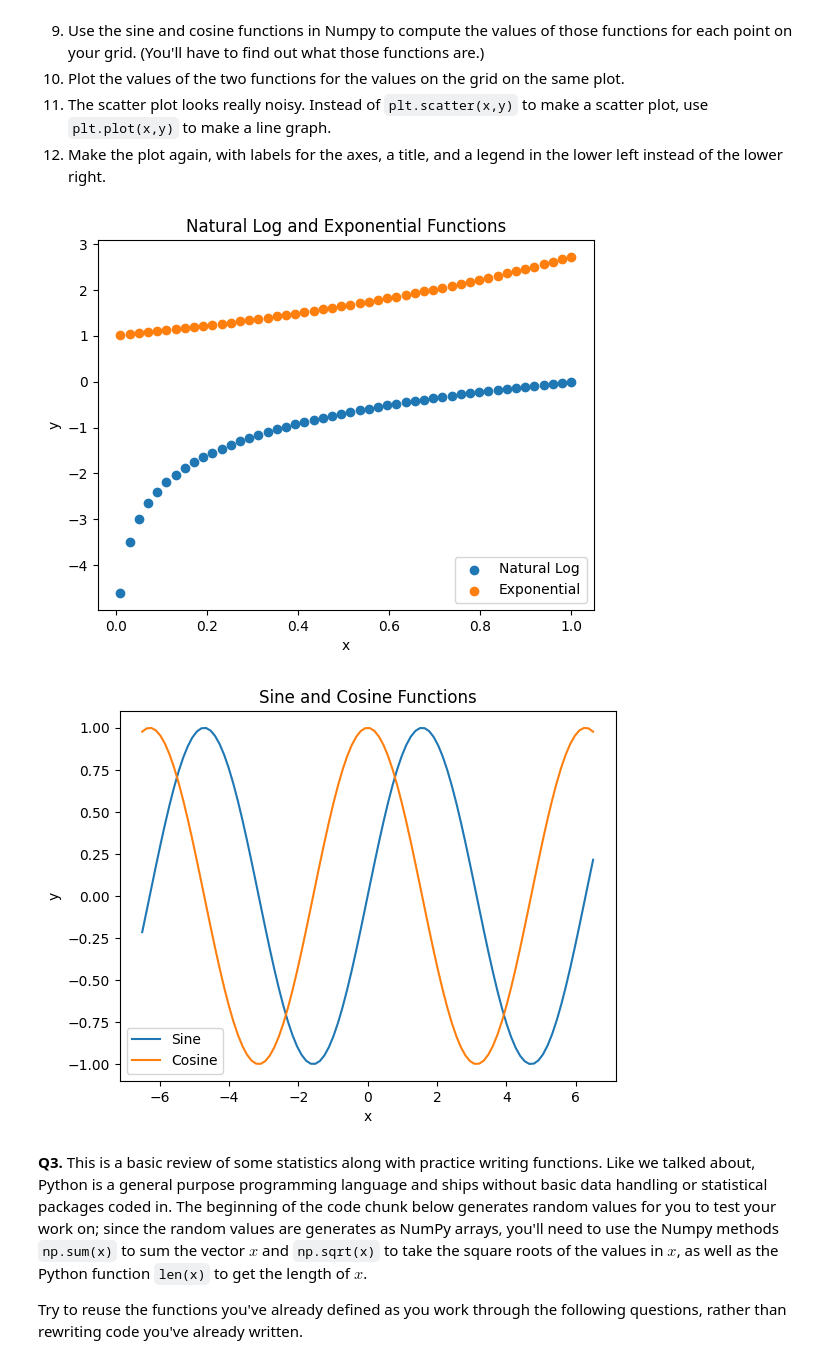
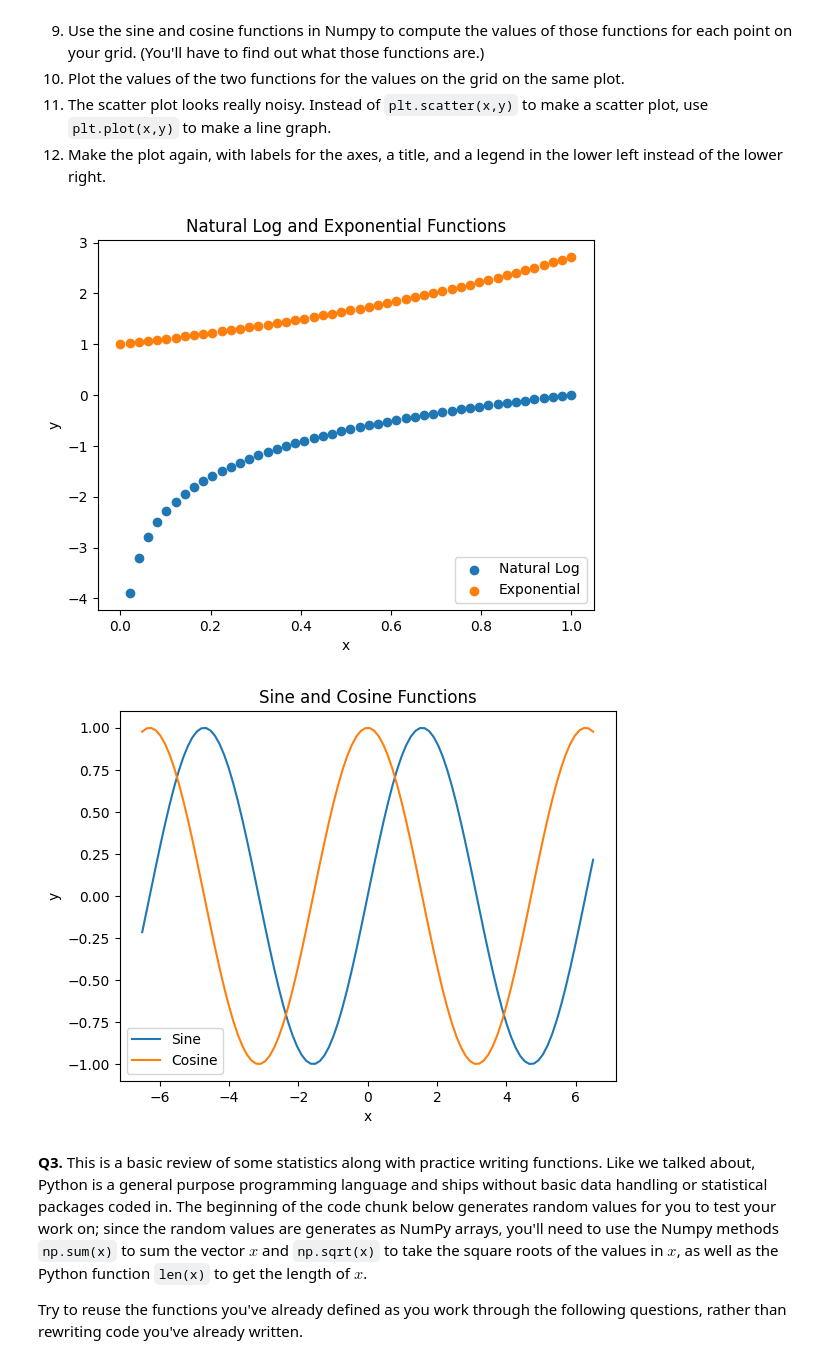
Before and after one commit to Cykim0320/programming, a Jupyter notebook: assignment/assignment_programming.ipynb, the cells around one changed output. Drawn from its saved outputs; the diff is of its cells as text; code cells hidden in the pictures.

```diff
--- a/assignment/assignment_programming.ipynb
+++ b/assignment/assignment_programming.ipynb
@@ -66,34 +66,34 @@ Now do it again, with slightly less direction:
 # %%
 import numpy as np
 import matplotlib.pyplot as plt
 
 # Part 1: Log & Exp
-x = np.linspace(0.01, 1, 50)
+x = np.linspace(0, 1, 50)
 y = np.log(x)
 z = np.exp(x)
 
 plt.scatter(x, y, label='Natural Log')
 plt.scatter(x, z, label='Exponential')
 plt.xlabel('x')
 plt.ylabel('y')
 plt.title('Natural Log and Exponential Functions')
 plt.legend(loc='lower right')
 plt.show()
 
 # Part 2: Sin & Cos
 x = np.linspace(-6.5, 6.5, 100)
 sin_y = np.sin(x)
 cos_y = np.cos(x)
 
 plt.plot(x, sin_y, label='Sine')
 plt.plot(x, cos_y, label='Cosine')
 plt.xlabel('x')
 plt.ylabel('y')
 plt.title('Sine and Cosine Functions')
 plt.legend(loc='lower left')
 plt.show()
 # %% [output]
-[figure, old version]
+[figure, new version]
 [figure]
 # %% [markdown]
 **Q3.** This is a basic review of some statistics along with practice writing functions. Like we talked about, Python is a general purpose programming language and ships without basic data handling or statistical packages coded in. The beginning of the code chunk below generates random values for you to test your work on; since the random values are generates as NumPy arrays, you'll need to use the Numpy methods `np.sum(x)` to sum the vector $x$ and `np.sqrt(x)` to take the square roots of the values in $x$, as well as the Python function `len(x)` to get the length of $x$.
```
